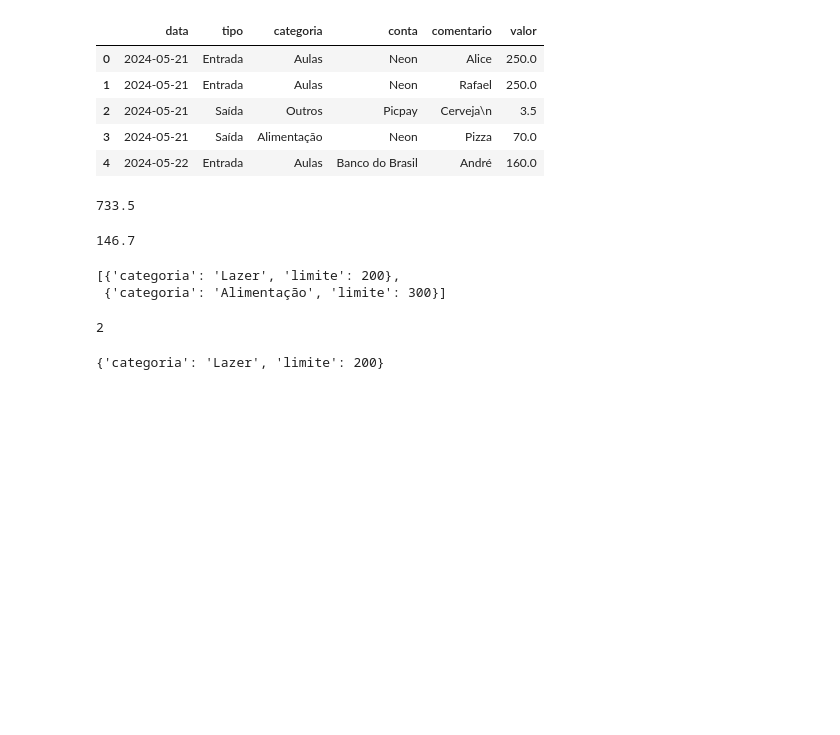
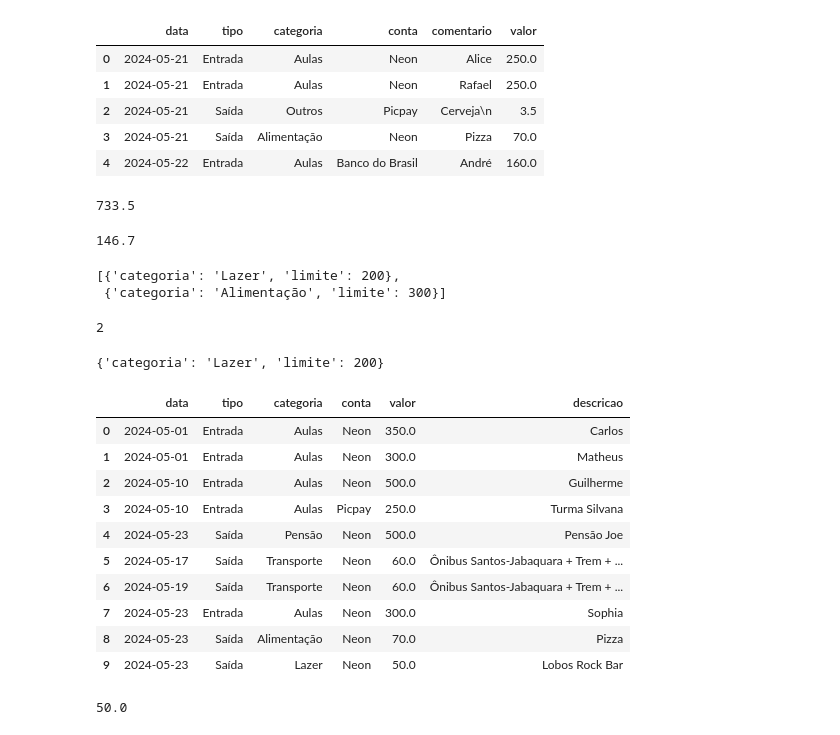
Before and after one commit to DS-Johnny/Fluxo_de_caixa, a Jupyter notebook: db_testes.ipynb, the cells around one changed output. Saved outputs shown, nothing was run; the diff lists cells and outputs as text; code cells hidden in the pictures; blank space fills up the shorter version.

```diff
--- a/db_testes.ipynb
+++ b/db_testes.ipynb
@@ -399,3 +399,25 @@ len(bars)
 bars[0]
 # %% [output]
 {'categoria': 'Lazer', 'limite': 200}
+# %%
+import db_manager as dbm
+import pandas as pd
+dados = dbm.consulta_base()
+df = pd.DataFrame(dados)
+df[['data','tipo','categoria','conta','valor','descricao']]
+# %% [output]
+|  | data | tipo | categoria | conta | valor | descricao |
+| 0 | 2024-05-01 | Entrada | Aulas | Neon | 350.0 | Carlos |
+| 1 | 2024-05-01 | Entrada | Aulas | Neon | 300.0 | Matheus |
+| 2 | 2024-05-10 | Entrada | Aulas | Neon | 500.0 | Guilherme |
+| 3 | 2024-05-10 | Entrada | Aulas | Picpay | 250.0 | Turma Silvana |
+| 4 | 2024-05-23 | Saída | Pensão | Neon | 500.0 | Pensão Joe |
+| 5 | 2024-05-17 | Saída | Transporte | Neon | 60.0 | Ônibus Santos-Jabaquara + Trem + ... |
+| 6 | 2024-05-19 | Saída | Transporte | Neon | 60.0 | Ônibus Santos-Jabaquara + Trem + ... |
+| 7 | 2024-05-23 | Entrada | Aulas | Neon | 300.0 | Sophia |
+| 8 | 2024-05-23 | Saída | Alimentação | Neon | 70.0 | Pizza |
+| 9 | 2024-05-23 | Saída | Lazer | Neon | 50.0 | Lobos Rock Bar |
+# %%
+df[df['categoria'] == "Lazer"]["valor"].sum()
+# %% [output]
+50.0
```
Also changed, not shown: 3 other files.
